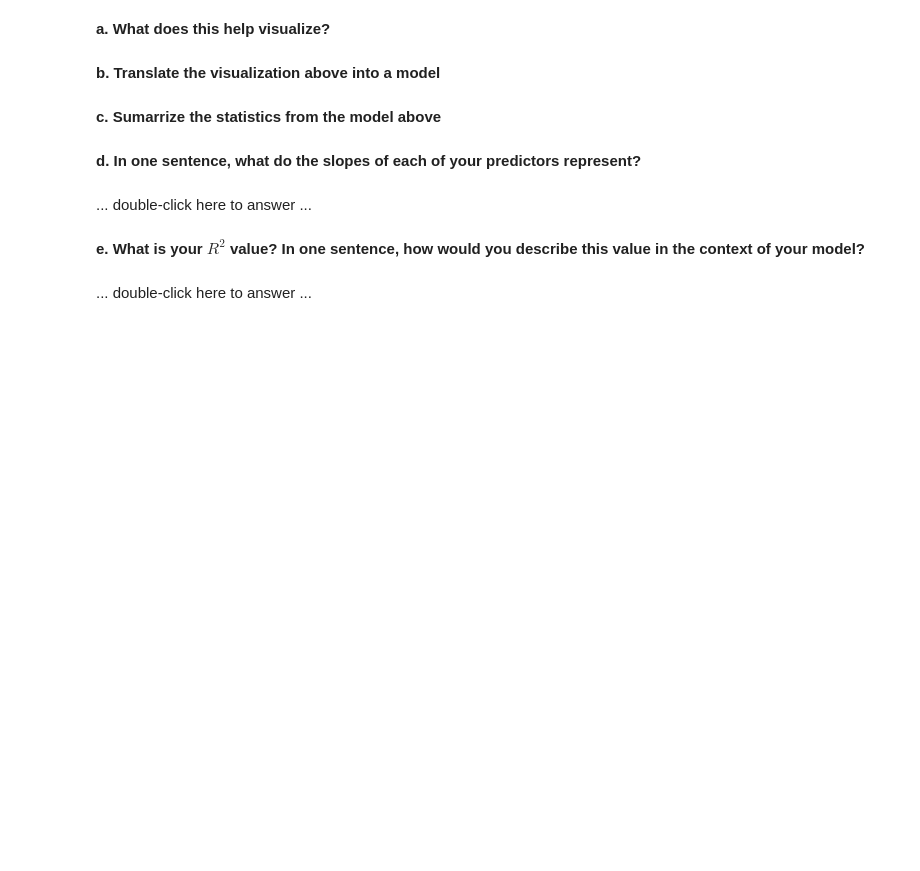
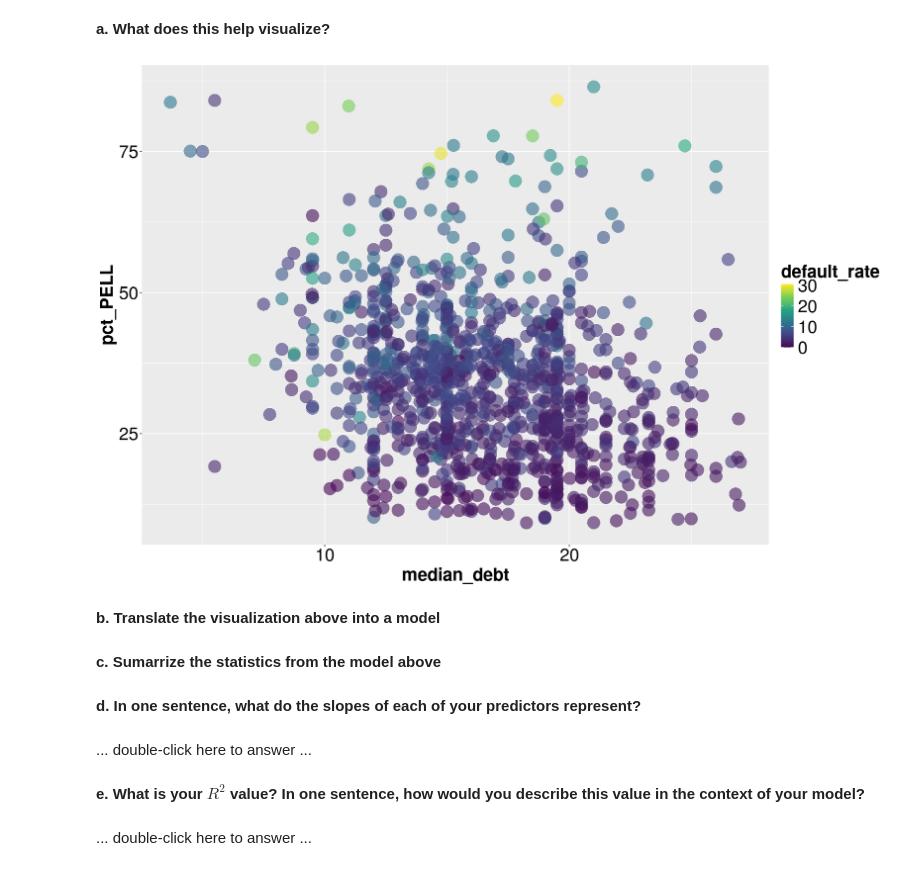
Before and after one commit to ahs-cs-a/s2-concept-8-data-ds-challenge, a Jupyter notebook: practice-complete-multiple-linear-reg.ipynb, the cells around one changed output. Drawn from its saved outputs; the diff is of its cells as text; code cells hidden in the pictures; blank space fills up the shorter version.

```diff
--- a/practice-complete-multiple-linear-reg.ipynb
+++ b/practice-complete-multiple-linear-reg.ipynb
@@ -25,7 +15,9 @@ A data.frame: 6 × 26
 # %% [markdown]
 **a. What does this help visualize?**
 # %%
-gf_point(pct_PELL ~ ..., color = ~..., data = dat)
+gf_point(pct_PELL ~ median_debt, color = ~default_rate, data = dat)
+# %% [output]
+[figure, added]
 # %% [markdown]
 **b. Translate the visualization above into a model**
 # %%
```
Also changed, not shown: parts of 1 cell of this notebook.
